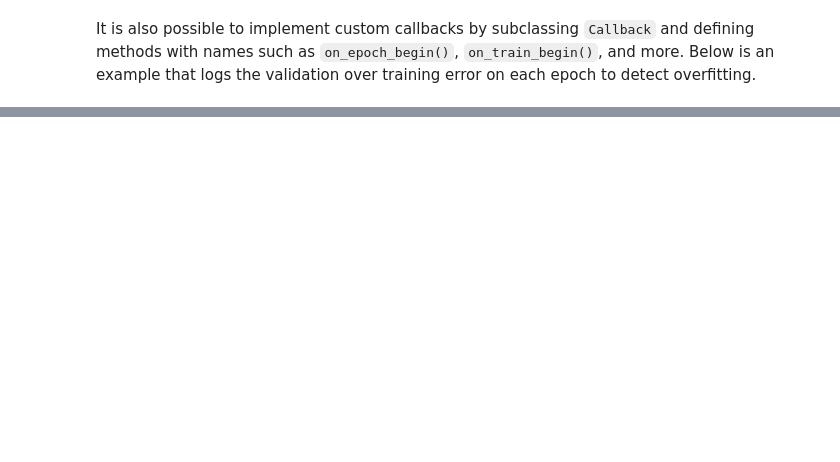
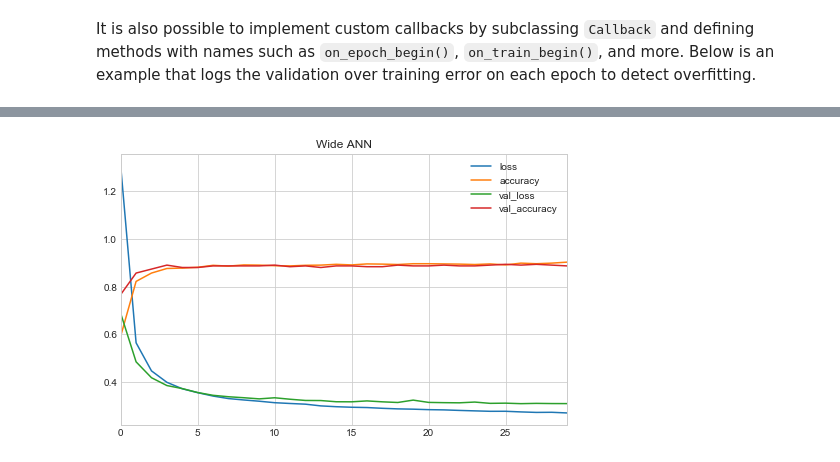
Before and after one commit to jhrcook/100DaysOfPython, a Jupyter notebook: HandsOnMachineLearningWithScikitLearnAndTensorFlow/homl_ch10_Introduction-to-artificial-neural-networks-with-keras.ipynb, the cells around one changed output, grey strips where cells are left out. Saved outputs shown, nothing was run; the diff lists cells and outputs as text; code cells hidden in the pictures; blank space fills up the shorter version.

Commit message:
73 of 100 Days of Python I learned about using Tensorboard today. To do so, I also got some practive building ANNs using the Sequential API and saving the event history to a directory for TensorBoard.

```diff
--- a/HandsOnMachineLearningWithScikitLearnAndTensorFlow/homl_ch10_Introduction-to-artificial-neural-networks-with-keras.ipynb
+++ b/HandsOnMachineLearningWithScikitLearnAndTensorFlow/homl_ch10_Introduction-to-artificial-neural-networks-with-keras.ipynb
@@ -1121,0 +1128,8 @@ class PrintValidationTrainingRatioCallback(keras.callbacks.Callback):
+# %%
+from pathlib import Path
+root_logdir = Path('tf_logs')
+
+def get_run_logdir():
+    import time
+    run_id = time.strftime('run_%Y_%m_%d_%H_%M_%S')
+    return root_logdir.joinpath(run_id).as_posix()
@@ -1121,0 +1182,22 @@ class PrintValidationTrainingRatioCallback(keras.callbacks.Callback):
+# %%
+# Construct.
+ann_1 = keras.models.Sequential([
+    keras.layers.Input(shape=X_blob.shape[1]),
+    keras.layers.Dense(100, activation='relu'),
+    keras.layers.Dense(7, activation='softmax')
+])
+
+# Compile.
+ann_1.compile(loss='sparse_categorical_crossentropy',
+              optimizer='sgd',
+              metrics=['accuracy'])
+
+# Callback for Tensorboard.
+tensorboard_cb = keras.callbacks.TensorBoard(get_run_logdir())
+
+# Train.
+history = ann_1.fit(X_blob_train,
+          y_blob_train,
+          epochs=30,
+          validation_split=0.2,
+          callbacks=[tensorboard_cb])
@@ -1121,0 +1222,6 @@ class PrintValidationTrainingRatioCallback(keras.callbacks.Callback):
+# %%
+pd.DataFrame(history.history).plot(figsize=(8, 5))
+plt.title('Wide ANN')
+plt.show()
+# %% [output]
+[figure, added]
```
Also changed, not shown: parts of 40 cells of this notebook, 29 other files.
